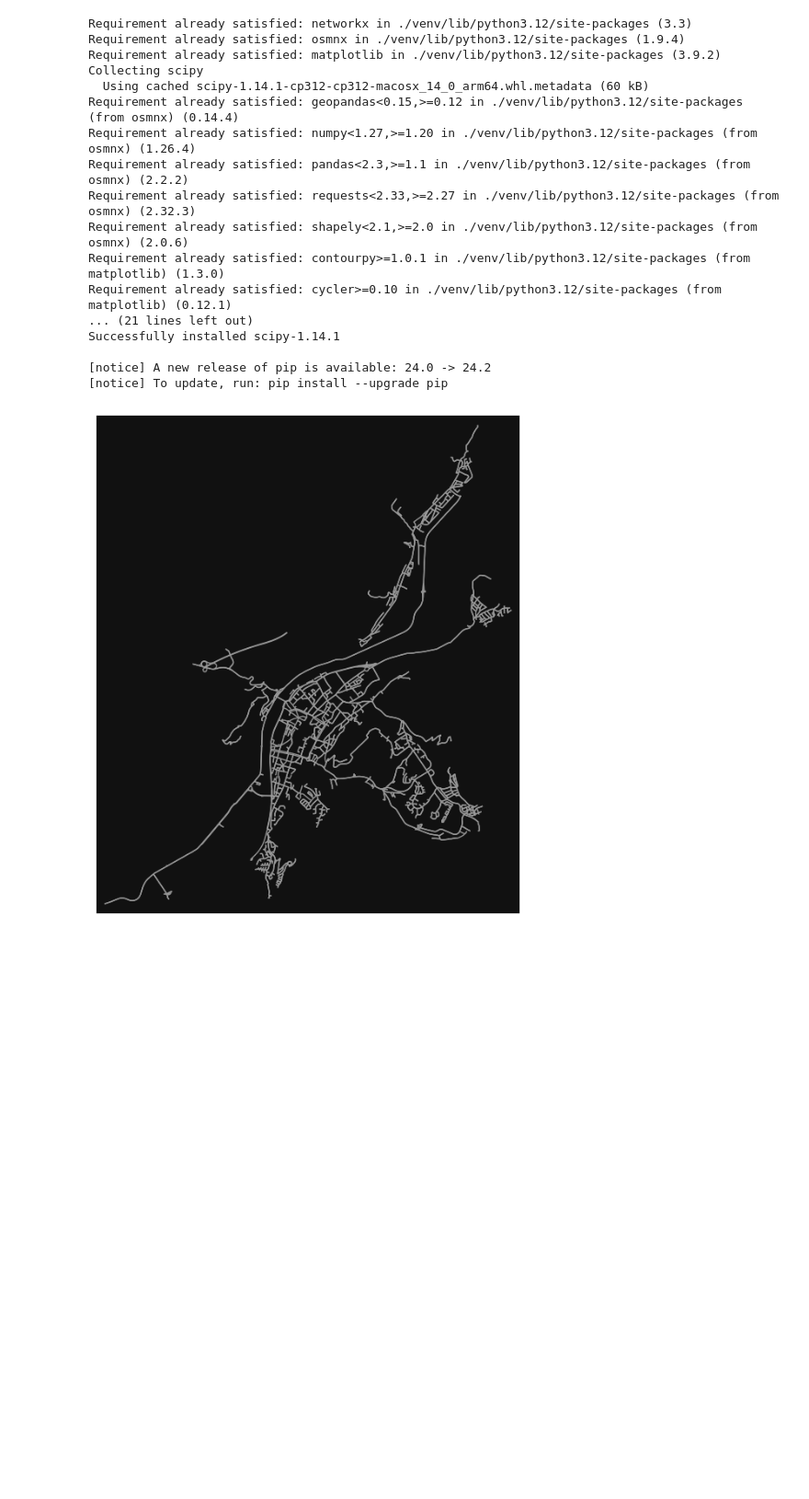
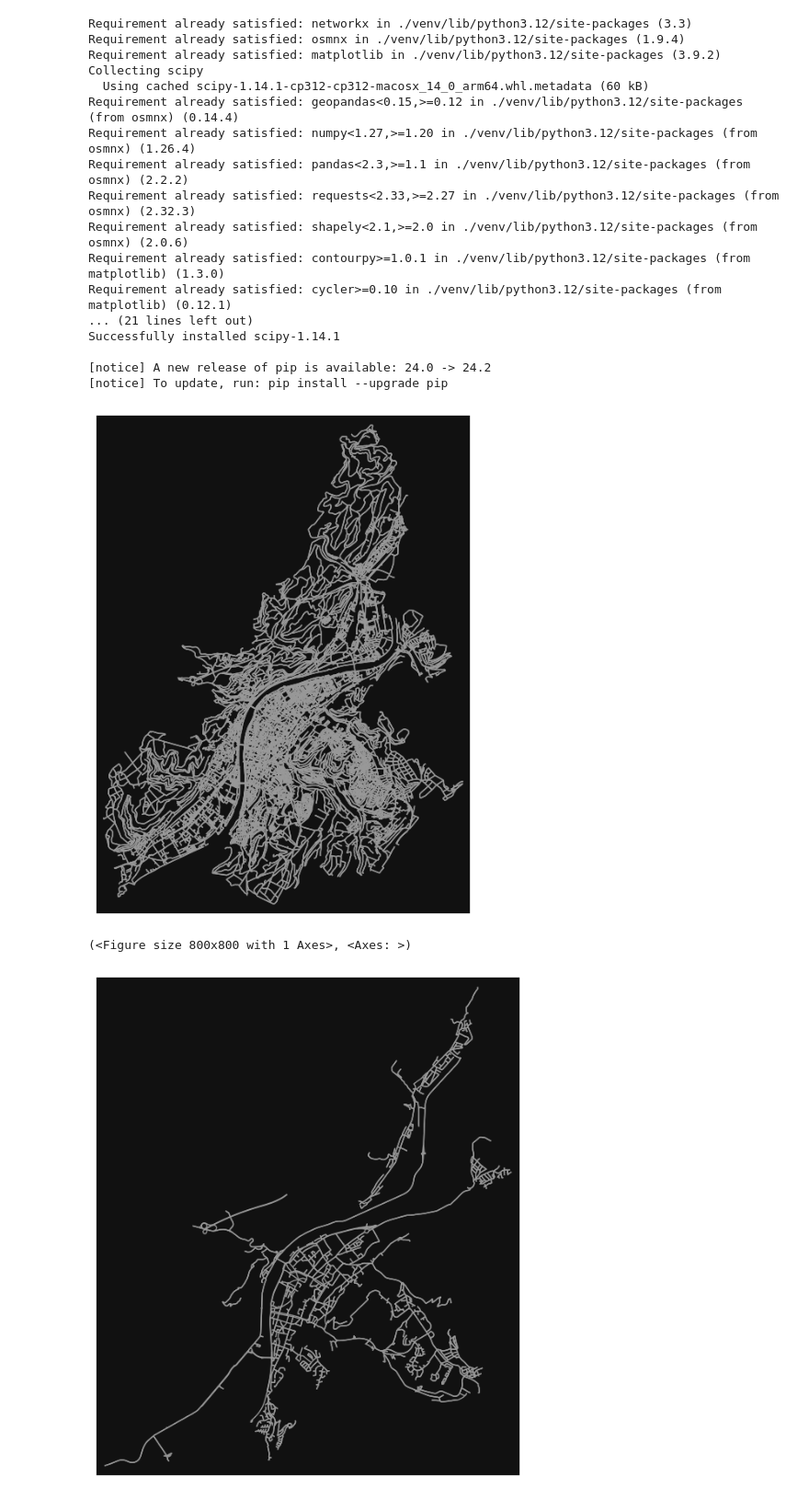
Before and after one commit to naveen-malla/Synthetic_City_Generator, a Jupyter notebook: get_trier_map.ipynb, the cells around one changed output. Shown: that part at 92% size. Drawn from its saved outputs; the diff is of its cells as text; code cells hidden in the pictures; blank space fills up the shorter version.

Commit message:
add code to get full trier map

```diff
--- a/get_trier_map.ipynb
+++ b/get_trier_map.ipynb
@@ -20,6 +20,11 @@ Successfully installed scipy-1.14.1
 [notice] To update, run: pip install --upgrade pip
 # %%
 import osmnx as ox
+# %%
+ox.plot_graph(ox.graph_from_place("Trier, Germany"),  node_size=0, node_alpha=0, node_color='none')
+# %% [output]
+[figure, added]
+(<Figure size 800x800 with 1 Axes>, <Axes: >)
 # %%
 city = "Trier, Germany"
 
```
